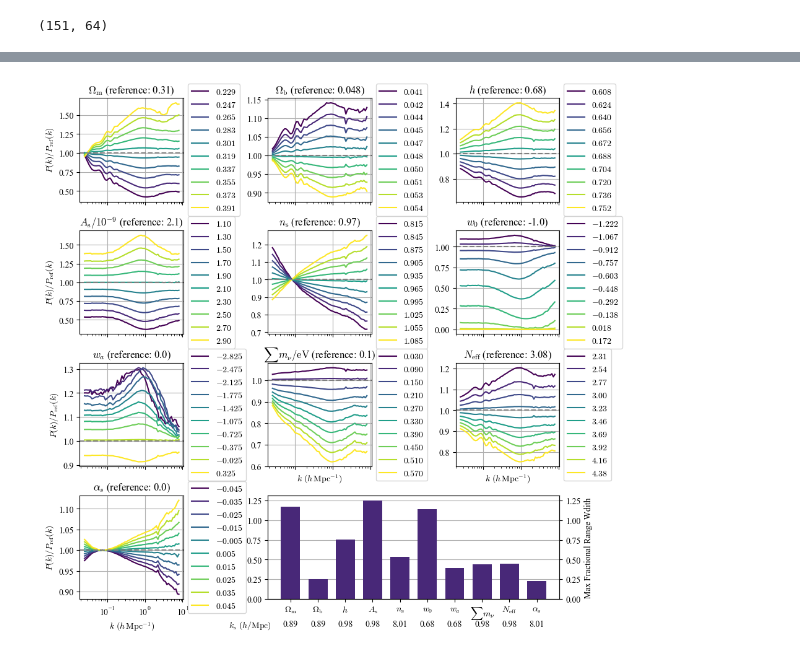
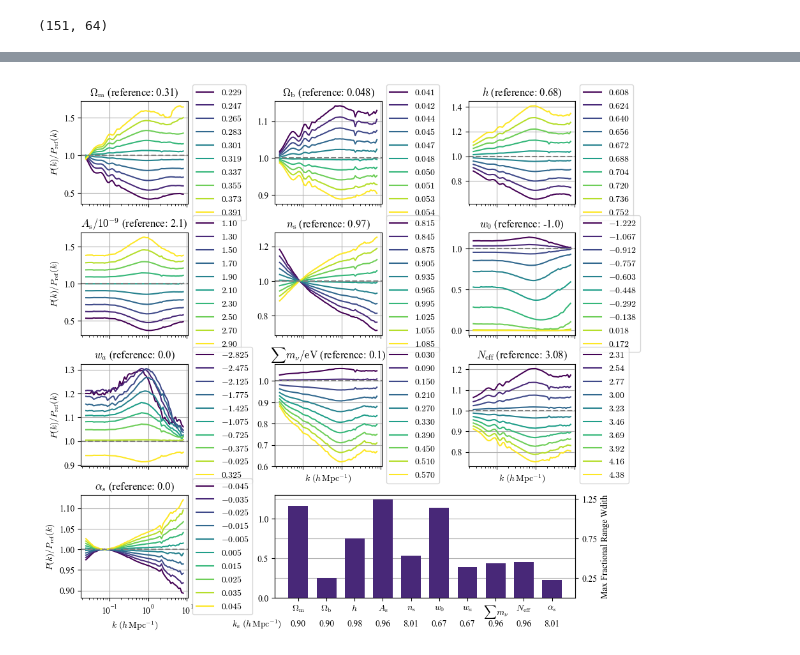
Before and after one commit to astro-YYH/GokuEmu, a Jupyter notebook: emulator/cosmo_reference_and_EE2_narrow_and_sensitivity/comparison_reference_z0.ipynb, the cells around one changed output, grey strips where cells are left out. Drawn from its saved outputs; the diff is of its cells as text; code cells hidden in the pictures.

Commit message:
plot adjustments

```diff
--- a/emulator/cosmo_reference_and_EE2_narrow_and_sensitivity/comparison_reference_z0.ipynb
+++ b/emulator/cosmo_reference_and_EE2_narrow_and_sensitivity/comparison_reference_z0.ipynb
@@ -68,6 +104,9 @@ for i in range(num_params):
         ra_P = Ps[j + start + i*num_vary ]/Ps[0]
         ra_Ps.append(ra_P)
 
+    ra_Ps = np.array(ra_Ps)
+    # interpolate the data k, Ps, where k in log space
+    k_new, ra_Ps = interp_xlog(k, ra_Ps, n_point=200)
     # max and min values
     ra_P_max = np.max(ra_Ps, axis=0)
     ra_P_min = np.min(ra_Ps, axis=0)
@@ -77,6 +116,6 @@ for i in range(num_params):
     # fractional range width (absolute value)
     range_width = ra_P_max - ra_P_min
     ind_max = np.argmax(range_width)
-    max_k_mode = k[ind_max]  # Find the k corresponding to max width
+    max_k_mode = k_new[ind_max]  # Find the k corresponding to max width
     range_widths.append(range_width[ind_max])
     sensitive_k_modes.append(max_k_mode)
@@ -106,7 +147,8 @@ def plot_one_param(ax, i, k, Ps, cosmos, num_vary=9, start=1, color_list=None):
     for j in range(num_vary):
         j_cosmo = j + start + i*num_vary
         ra_P = Ps[j_cosmo]/P_ref
-
+        # interpolate the data k, Ps, where k in log space
+        k_new, ra_P = interp_xlog(k, ra_P, n_point=200)
         label = formats[i] % cosmos[j_cosmo][i]
         if param_names[i] == r'$A_\mathrm{s}/10^{-9}$':
             label = formats[i] % (cosmos[j_cosmo][i]/1e-9)
@@ -114,7 +156,7 @@ def plot_one_param(ax, i, k, Ps, cosmos, num_vary=9, start=1, color_list=None):
         else:
             cosmo_ref_i = cosmo_ref[i]
 
-        ax.plot(k, ra_P, label=label, color=color_list[j])  # Example plot with varying slope
+        ax.plot(k_new, ra_P, label=label, color=color_list[j])  # Example plot with varying slope
     ax.set_title(f'{param_names[i]} (reference: {cosmo_ref_i})')  # Adding titles to each subplot
     ax.set_xscale('log')
 
@@ -146,7 +188,7 @@ color_list = [x for x in cmap(np.arange(num_vary)/(num_vary-1))]
 
 param_names = [r'$\Omega_\mathrm{m}$', r'$\Omega_\mathrm{b}$', r'$h$',r'$A_\mathrm{s}$',r'$n_\mathrm{s}$', r'$w_\mathrm{0}$',r'$w_a$',r'$\sum m_\nu$',r'$N_\mathrm{eff}$',r'$\alpha_s$']
 # Create a 4x3 grid of subplots
-fig, axs = plt.subplots(4, 3, figsize=(10, 10.5), sharex=True)  # Adjusted for a 4x3 grid
+fig, axs = plt.subplots(4, 3, figsize=(10, 10.1), sharex=True)  # Adjusted for a 4x3 grid
 plt.subplots_adjust(hspace=0.28, wspace=0.81)  # Adjust the space between subplots
 gs = gridspec.GridSpec(4, 3, figure=fig)
 
@@ -178,42 +220,47 @@ for i in [7,8,9]:
 widened_ax = fig.add_subplot(gs[3, 1:])
 # fig.add_subplot(gs[3, 2]).axis('off')
 # Plot a horizontal bar chart using ax
-widened_ax.bar(param_names, range_widths, width=.7,color=color_list[1])
+# ax_right.bar(param_names, range_widths, width=.7,color=color_list[1])
 widened_ax.yaxis.set_label_position('right')
 # grid
+widened_ax.set_ylim(0,1.3)
 widened_ax.grid(True,axis='y')
 widened_ax.set_axisbelow(True)
 # y ticks both sides
 # widened_ax.yaxis.tick_right()
 
 
 # Add a second y-axis on the right for mirrored ticks
 ax_right = widened_ax.twinx()  # Create a twin y-axis
-ax_right.set_ylim(widened_ax.get_ylim())
+ax_right.set_ylim(0,1.3)
 # ax_right.set_yticks(widened_ax.get_yticks())  # Mirror y-ticks
 # ax_right.set_yticklabels([])  # Optionally hide the labels
+ax_right.bar(param_names, range_widths, width=.7,color=color_list[1])
 ax_right.set_ylabel('Max Fractional Range Wdith')
+ax_right.set_yticks([0.25,0.75,1.25])
+ax_right.grid(True,axis='y')
+ax_right.set_axisbelow(True)
 # ax_right.spines['right'].set_visible(True)
 # plt.show()  # Display the figure with the subplots
 # Annotate the most sensitive k-mode beneath the x-labels
 
 for i, k_mode in enumerate(sensitive_k_modes):
     widened_ax.text(
         i,                     # x-coordinate (aligned with the parameter)
-        -0.265,                 # y-coordinate (slightly below the x-axis)
+        -0.27,                 # y-coordinate (slightly below the x-axis)
         f'{k_mode:.2f}',       # Format the k-mode value
         ha='center',           # Center-align the text horizontally
         va='top',              # Align the text vertically at the top of the annotation
        # fontsize=10,           # Font size
         transform=widened_ax.transData # Use data coordinates for placement
     )
 
 widened_ax.text(
-    -0.06, -0.20, r'$k_\mathrm{s}\ (h/\mathrm{Mpc})$',  # Text to display beneath the x-axis
+    -0.06, -0.199, r'$k_\mathrm{s}\ (h\,\mathrm{Mpc}^{-1})$',  # Text to display beneath the x-axis
     ha='center', va='top',# fontsize=12,  # Center the text horizontally and vertically
     transform=widened_ax.transAxes  # Use the axes coordinates for placement
 )
 
 plt.savefig('emu_varying_parameter_values.pdf', bbox_inches='tight')  # Save the figure to a file
 # %% [output]
-[figure, old version]
+[figure, new version]
```
Also changed, not shown: parts of 6 cells of this notebook, 7 other files.
